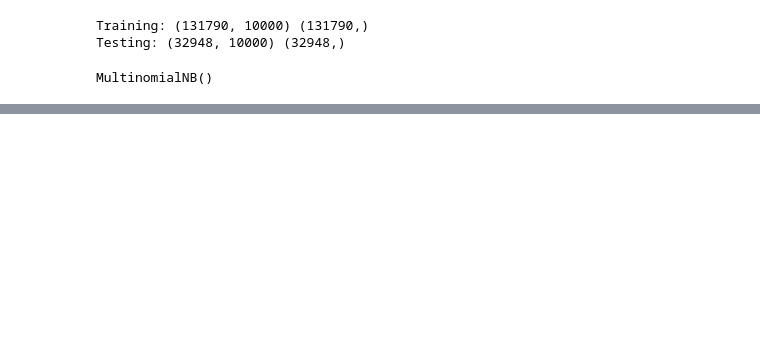
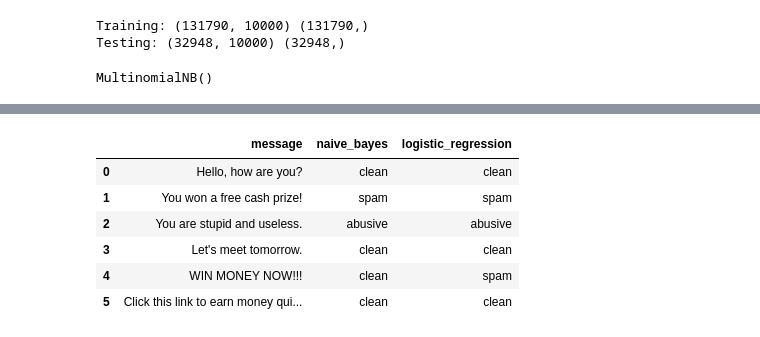
Before and after one commit to divyamohan6388-droid/Real-Time-Content-Moderation, a Jupyter notebook: notebooks/model_training.ipynb, the cells around one changed output, grey strips where cells are left out. Cells and saved outputs as stored; diff of their text form; code cells hidden in the pictures; blank space fills up the shorter version.

```diff
--- a/notebooks/model_training.ipynb
+++ b/notebooks/model_training.ipynb
@@ -37,0 +210,4 @@ MultinomialNB()
+# %%
+# converting new messages to tfidf
+new_messages_tfidf = tfidf.transform(cleaned_messages)
+print(new_messages_tfidf.shape)
@@ -37,0 +216,13 @@ MultinomialNB()
+# %%
+# predicting with both models
+id = "predict_new"
+nb_predictions = nb_model.predict(new_messages_tfidf)
+lr_predictions = lr_model.predict(new_messages_tfidf)
+
+results = pd.DataFrame({
+    "Message": new_messages,
+    "Navie Bayes Prediction": nb_predictions,
+    "Logistic Regression Prediction": lr_predictions
+})
+
+results
@@ -37,0 +262,43 @@ MultinomialNB()
+# %%
+# building batch moderation function for multiple messages
+def moderate_messages(messages):
+    # 1. Clean all messages
+    cleaned = [clean_text(message) for message in messages]
+
+    # 2. Convert all messages to TF-IDF
+    messages_tfidf = tfidf.transform(cleaned)
+
+    # 3. Predict using both models
+    nb_predictions = nb_model.predict(messages_tfidf)
+    lr_predictions = lr_model.predict(messages_tfidf)
+
+    # 4. Create results table
+    results = pd.DataFrame({
+        "message": messages,
+        "naive_bayes": nb_predictions.astype(str),
+        "logistic_regression": lr_predictions.astype(str)
+    })
+
+    return results
+
+# testing the batch moderation function
+messages = [
+    "Hello, how are you?",
+    "You won a free cash prize!",
+    "You are stupid and useless.",
+    "Let's meet tomorrow.",
+    "WIN MONEY NOW!!!",
+    "Click this link to earn money quickly."
+]
+
+batch_results = moderate_messages(messages)
+
+batch_results
+# %% [output]
+|  | message | naive_bayes | logistic_regression |
+| 0 | Hello, how are you? | clean | clean |
+| 1 | You won a free cash prize! | spam | spam |
+| 2 | You are stupid and useless. | abusive | abusive |
+| 3 | Let's meet tomorrow. | clean | clean |
+| 4 | WIN MONEY NOW!!! | clean | spam |
+| 5 | Click this link to earn money qui... | clean | clean |
```
Also changed, not shown: parts of 18 cells of this notebook.
